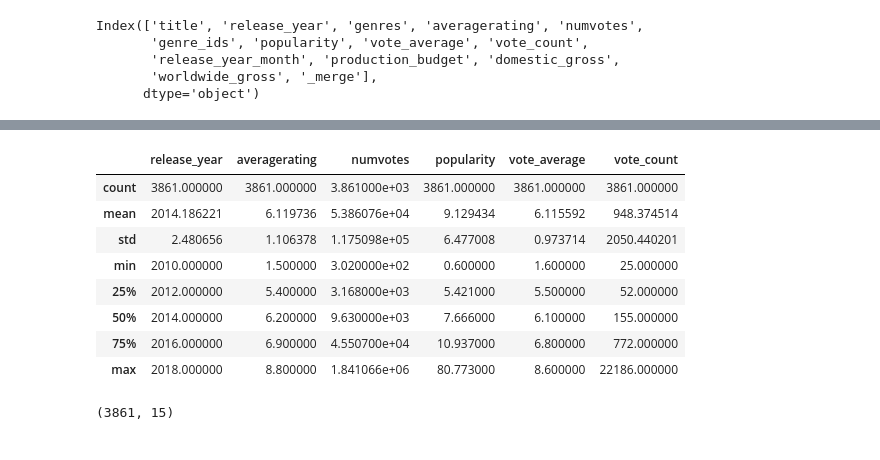
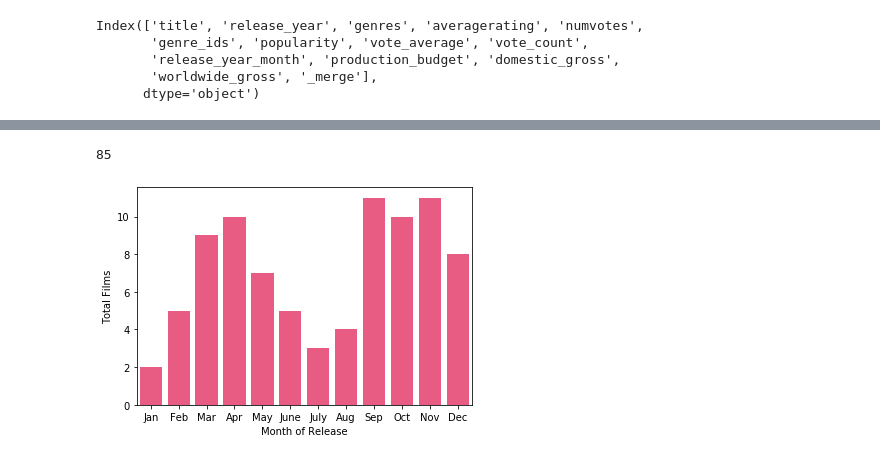
Before and after one commit to anilca-lab/FIS-Mod1-Project, a Jupyter notebook: imported_film_data.ipynb, the cells around one changed output, grey strips where cells are left out. Saved outputs shown, nothing was run; the diff lists cells and outputs as text; code cells hidden in the pictures.

```diff
--- a/imported_film_data.ipynb
+++ b/imported_film_data.ipynb
@@ -139,16 +201,32 @@ memory usage: 482.6+ KB
-# %%
-df_watched.describe()
-# %% [output]
-|  | release_year | averagerating | numvotes | popularity | vote_average | vote_count |
-| count | 3861.000000 | 3861.000000 | 3.861000e+03 | 3861.000000 | 3861.000000 | 3861.000000 |
-| mean | 2014.186221 | 6.119736 | 5.386076e+04 | 9.129434 | 6.115592 | 948.374514 |
-| std | 2.480656 | 1.106378 | 1.175098e+05 | 6.477008 | 0.973714 | 2050.440201 |
-| min | 2010.000000 | 1.500000 | 3.020000e+02 | 0.600000 | 1.600000 | 25.000000 |
-| 25% | 2012.000000 | 5.400000 | 3.168000e+03 | 5.421000 | 5.500000 | 52.000000 |
-| 50% | 2014.000000 | 6.200000 | 9.630000e+03 | 7.666000 | 6.100000 | 155.000000 |
-| 75% | 2016.000000 | 6.900000 | 4.550700e+04 | 10.937000 | 6.800000 | 772.000000 |
-| max | 2018.000000 | 8.800000 | 1.841066e+06 | 80.773000 | 8.600000 | 22186.000000 |
-# %%
-df_watched.shape
-# %% [output]
-(3861, 15)
+# %%
+temp = df_watched.groupby(['month'])['genres'].sum()
+# %%
+data = []
+tempoary = []
+for items in temp.iteritems():
+    data.append(items[1].count("Sport"))
+ser = pd.Series(data)
+ser = ser.rename({0: "Jan", 1:"Feb", 2:"Mar", 3:"Apr",4:"May",5:"June",6:"July", 7:"Aug", 8:"Sep", 9:"Oct", 10:"Nov", 11:"Dec"})
+print(sum(ser))
+
+
+#Animation Total is 185
+#Horror is 619
+#Action is 894
+#Documentary is 312
+#Thriller is 733
+#Romance 525
+#Comedy 1225
+#Sport 85
+#Adventure 565
+#Sci-287
+# %% [output]
+85
+# %%
+#Graph of genre_target by month
+genresreleases = sns.barplot(ser.index, ser.values, color="#ff457a")
+genresreleases.set(xlabel='Month of Release', ylabel='Total Films')
+# ax.set_ylim(top=1600)
+plt.show()
+# %% [output]
+[figure, added]
```
Also changed, not shown: parts of 19 cells of this notebook.
